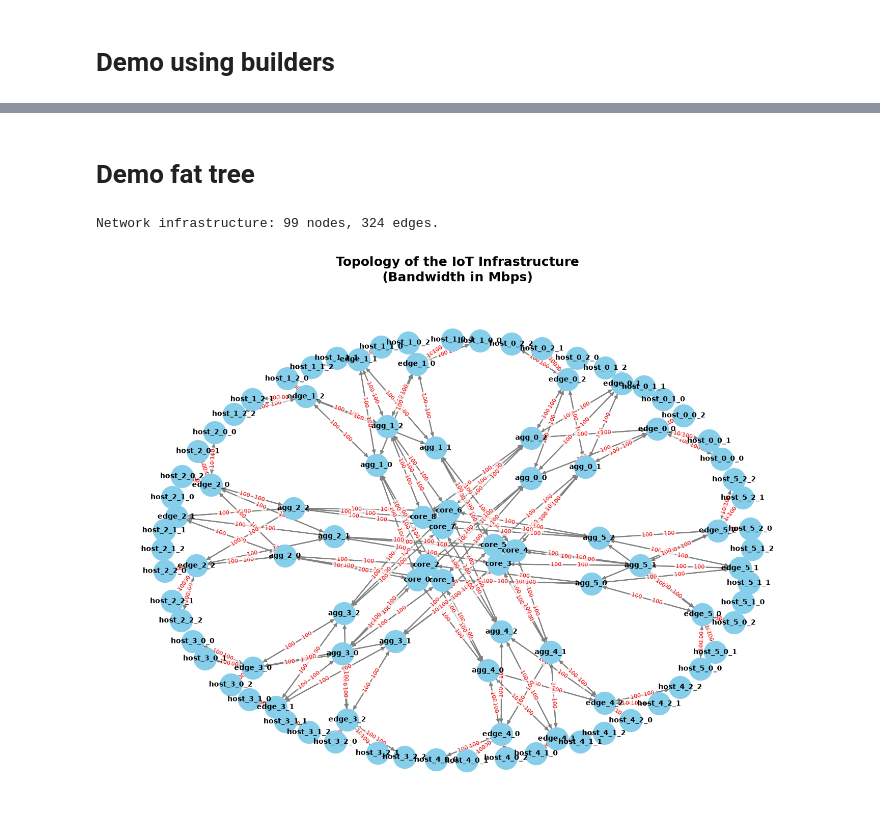
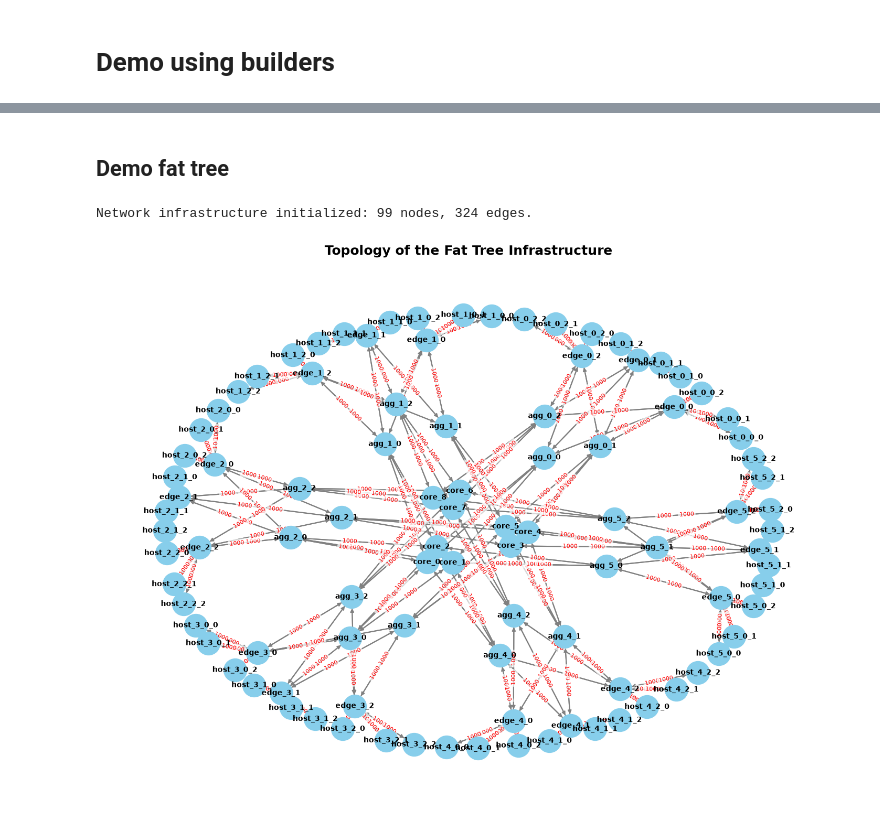
Before and after one commit to DadeOrsu/eclypse-plus-net, a Jupyter notebook: eclypse/network/demo_builders.ipynb, the cells around one changed output, grey strips where cells are left out. Cells and saved outputs as stored; diff of their text form; code cells hidden in the pictures.

Commit message:
Updated the demo notebook introducing the distinction between hosts and routers, and clarified the simulation configuration steps.

```diff
--- a/eclypse/network/demo_builders.ipynb
+++ b/eclypse/network/demo_builders.ipynb
@@ -242,26 +3,47 @@ for _, row in df_log.iterrows():
 # %% [markdown]
-# Demo fat tree
+## Demo fat tree
 # %%
 import os
 import random
 import numpy as np
+import pandas as pd
+
 from eclypse.builders.infrastructure.generators import fat_tree
-from eclypse.network import Network
+from eclypse.network import (Network,
+                             NetworkApplication,
+                             PacketGenerationEvent,
+                             RoutingEvent,
+                             RoutingMetric)
+from eclypse.simulation import SimulationConfig, Simulation
+from eclypse.placement.strategies import StaticStrategy
 
-# Fix the seed for the experiments
+# Fix the seed for the experiments to ensure determinism
 EXPERIMENT_SEED = 42
 random.seed(EXPERIMENT_SEED)
 np.random.seed(EXPERIMENT_SEED)
 
-# Generate the infrastructure by passing the Network class as argument
-infra = fat_tree.get_fat_tree(
-    k=6,
-    infrastructure_cls=Network
-)
+# Generate the base infrastructure skeleton using the native builder
+base_infra = fat_tree.get_fat_tree(k=6)
 
-print(f"Network infrastructure: {infra.number_of_nodes()} nodes, {infra.number_of_edges()} edges.")
+# Instantiate the custom Network infrastructure
+infra = Network("FatTree_Net_k6")
+
+# Parse nodes to distinguish between Hosts and Routers
+for node in base_infra.nodes():
+    if "host" in node:
+        # Solo gli Host fisici hanno risorse computazionali (CPU/RAM) per i servizi
+        infra.add_host(node, processing_time=0.0001, cpu=4, ram=8)
+    else:
+        # Core, aggregation, and edge switches sono puri apparati di rete
+        infra.add_router(node, processing_time=0.0001)
+
+# Parse edges and inject physical network attributes
+for u, v in base_infra.edges():
+    infra.add_edge(u, v, bandwidth_mbps=1000, length_km=2)
+
+print(f"Network infrastructure initialized: {infra.number_of_nodes()} nodes, {infra.number_of_edges()} edges.")
 # %% [output]
-Network infrastructure: 99 nodes, 324 edges.
+Network infrastructure initialized: 99 nodes, 324 edges.
 # %%
 import networkx as nx
 import matplotlib.pyplot as plt
@@ -277,33 +59,33 @@ nx.draw(
     with_labels=True,
     node_color='skyblue',
     node_size=1000,
     font_size=10,
     font_weight='bold',
     edge_color='gray',
     width=1.5
 )
 
 edge_labels = nx.get_edge_attributes(infra, 'bandwidth_mbps')
 if edge_labels:
     formatted_labels = {
         edge: f"{int(bw)}" if bw % 1 == 0 else f"{bw}"
         for edge, bw in edge_labels.items()
     }
 
     nx.draw_networkx_edge_labels(
         infra,
         pos,
         edge_labels=formatted_labels,
         font_color='red',
         font_size=8,
         label_pos=0.4,
         bbox=dict(facecolor='white', edgecolor='none', alpha=0.7, pad=2)
     )
 
-plt.title("Topology of the IoT Infrastructure\n(Bandwidth in Mbps)", fontsize=18, fontweight='bold', pad=20)
+plt.title("Topology of the Fat Tree Infrastructure", fontsize=18, fontweight='bold', pad=20)
 plt.axis('off')
 plt.tight_layout()
 plt.show()
 # %% [output]
-[figure, old version]
+[figure, new version]
 # %%
```
Also changed, not shown: parts of 6 cells of this notebook.
